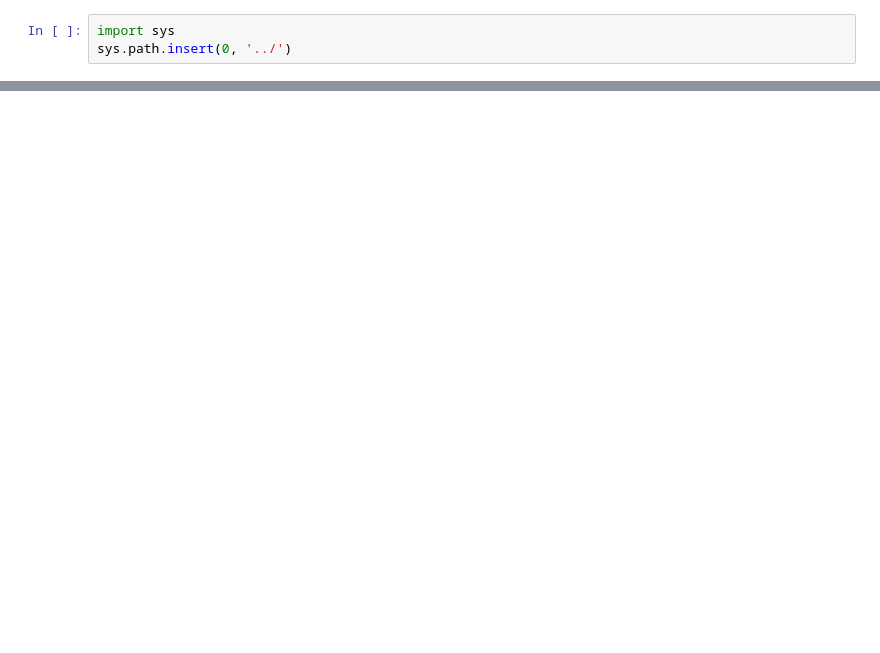
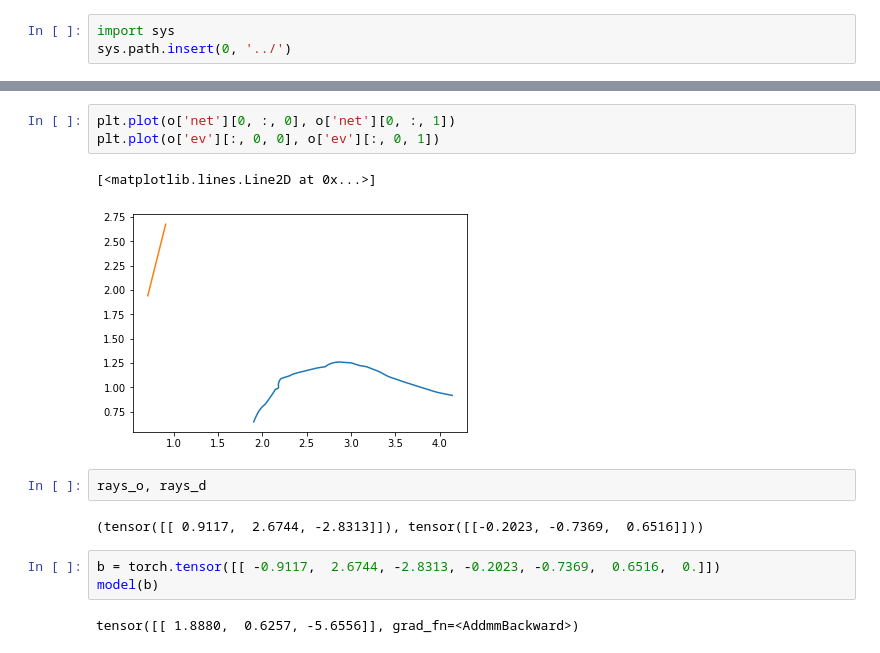
Before and after one commit to javirk/nerf-pytorch-1, a Jupyter notebook: jupyter/test_curved_model.ipynb, the cells around one changed output, grey strips where cells are left out. Saved outputs shown, nothing was run; the diff lists cells and outputs as text; blank space fills up the shorter version.

```diff
--- a/jupyter/test_curved_model.ipynb
+++ b/jupyter/test_curved_model.ipynb
@@ -23,0 +104,15 @@ model.load_state_dict(ckpt['curver'])
+# %%
+plt.plot(o['net'][0, :, 0], o['net'][0, :, 1])
+plt.plot(o['ev'][:, 0, 0], o['ev'][:, 0, 1])
+# %% [output]
+[<matplotlib.lines.Line2D at 0x...>]
+[figure, added]
+# %%
+rays_o, rays_d
+# %% [output]
+(tensor([[ 0.9117,  2.6744, -2.8313]]), tensor([[-0.2023, -0.7369,  0.6516]]))
+# %%
+b = torch.tensor([[ -0.9117,  2.6744, -2.8313, -0.2023, -0.7369,  0.6516,  0.]])
+model(b)
+# %% [output]
+tensor([[ 1.8880,  0.6257, -5.6556]], grad_fn=<AddmmBackward>)
```
Also changed, not shown: parts of 26 cells of this notebook, 4 other files.
